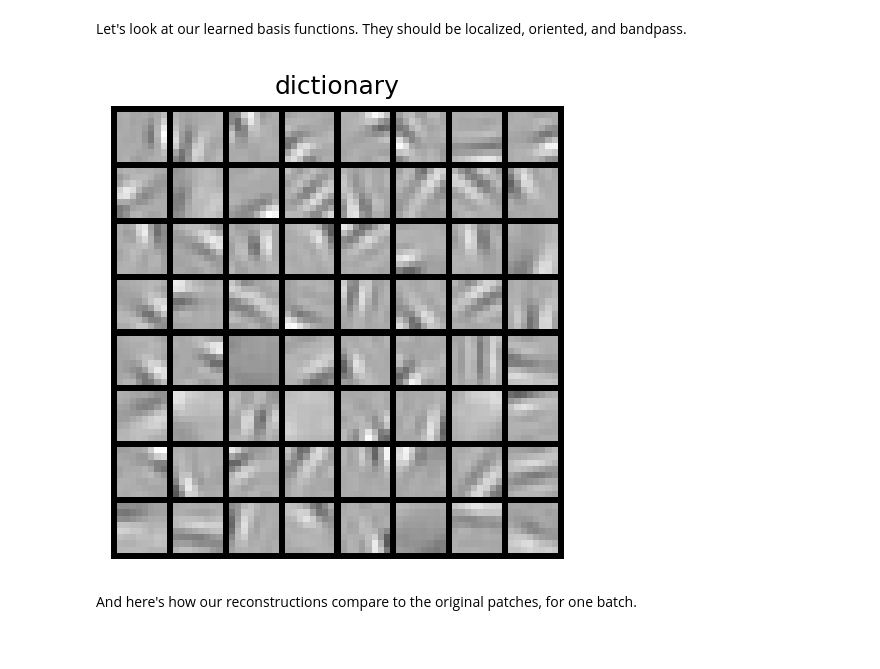
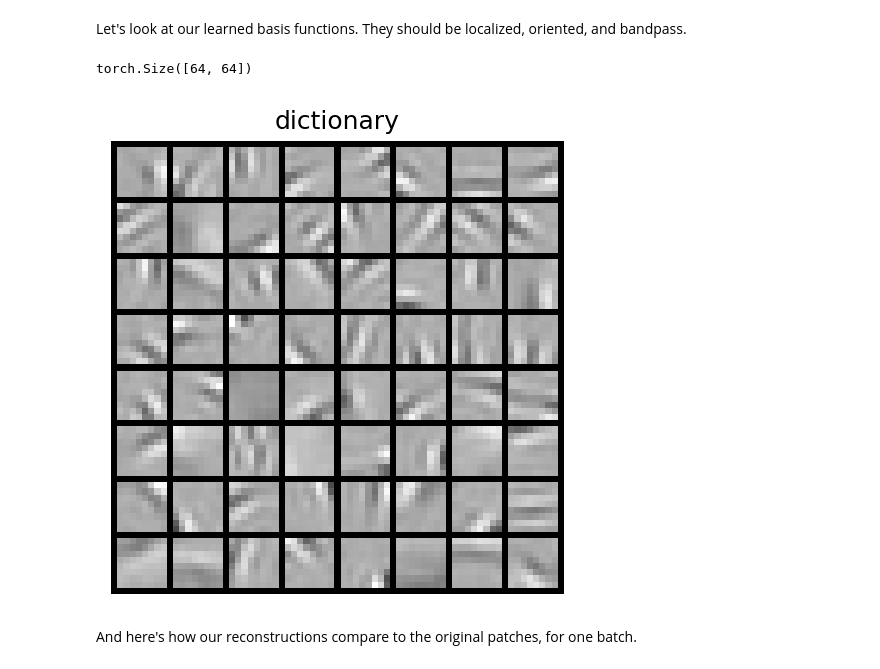
Before and after one commit to rctn/sparsecoding, a Jupyter notebook: tutorials/vanilla/tutorial.ipynb, the cells around one changed output. Cells and saved outputs as stored; diff of their text form; code cells hidden in the pictures.

```diff
--- a/tutorials/vanilla/tutorial.ipynb
+++ b/tutorials/vanilla/tutorial.ipynb
@@ -146,10 +138,12 @@ for i in tqdm(range(epochs)):
     sparse_costs.append(sparse_cost)
 # %% [markdown]
 Let's look at our learned basis functions. They should be localized, oriented, and bandpass.
-# %%
-utils.visualize_bases(phi, "dictionary")
-# %% [output]
-[figure, removed]
+# %%
+print(phi.shape)
+utils.visualize_dict(phi, "dictionary")
+# %% [output]
+torch.Size([64, 64])
+[figure, added]
 # %% [markdown]
 And here's how our reconstructions compare to the original patches, for one batch.
 # %%
```
Also changed, not shown: parts of 17 cells of this notebook, 1 other file.
